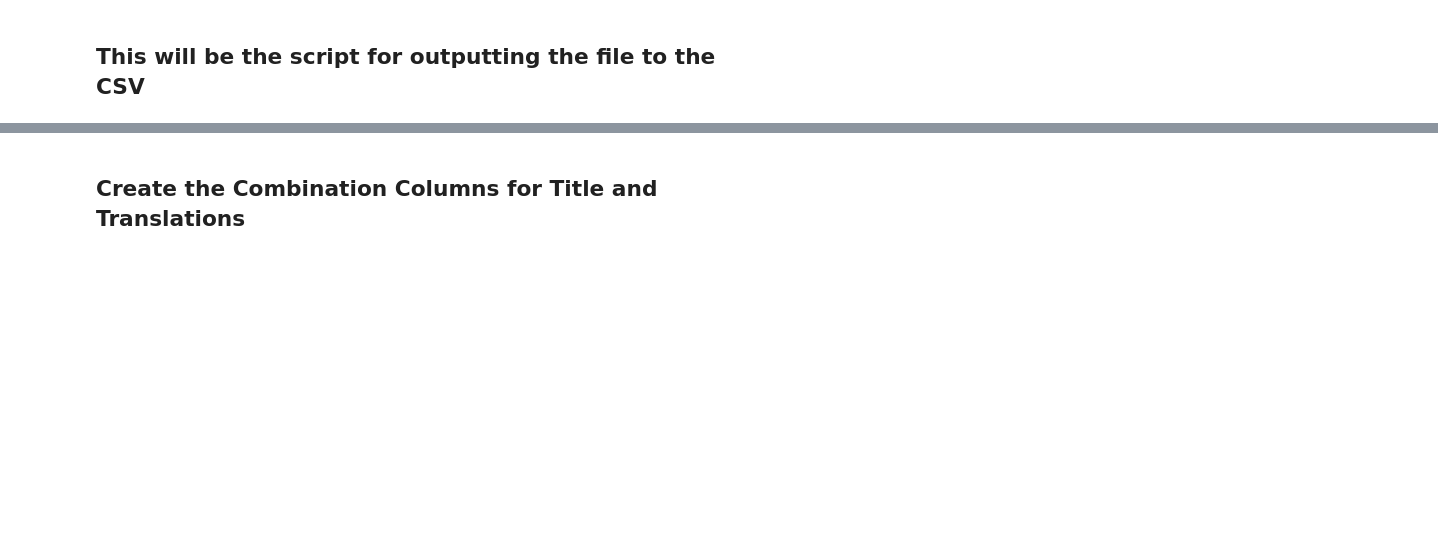
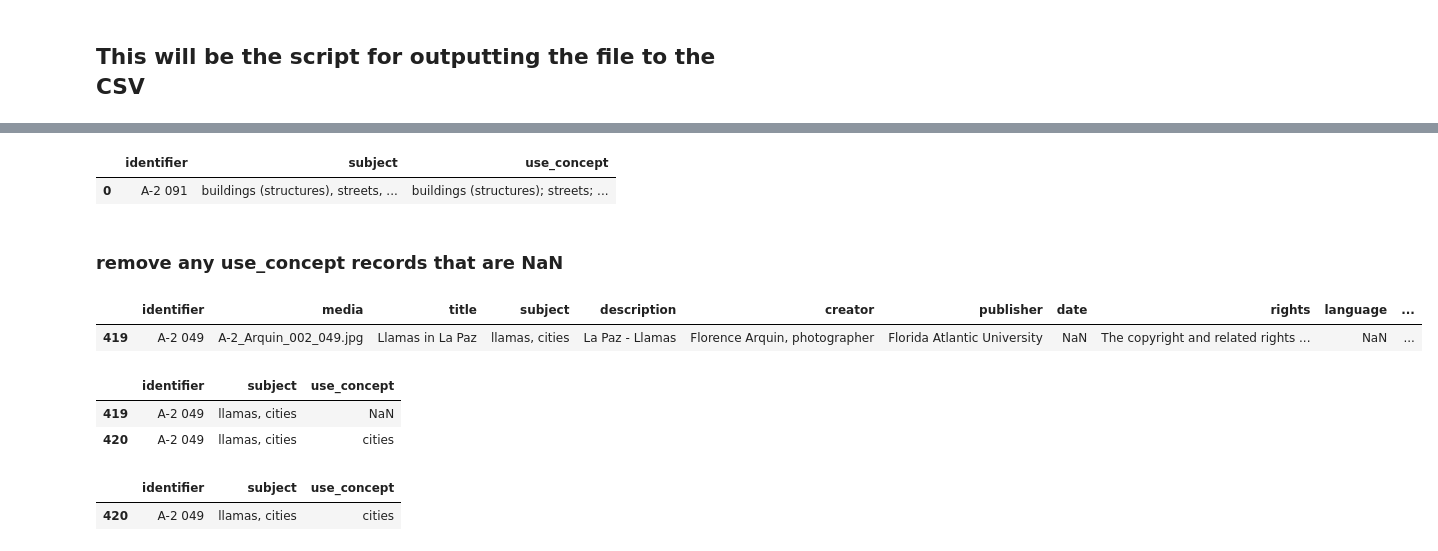
Before and after one commit to EthanDF/arquin, a Jupyter notebook: arquin_generate_output.ipynb, the cells around one changed output, grey strips where cells are left out. Cells and saved outputs as stored; diff of their text form; code cells hidden in the pictures; blank space fills up the shorter version.

Commit message:
updates to output file to get the titles and subjects incorporated.

```diff
--- a/arquin_generate_output.ipynb
+++ b/arquin_generate_output.ipynb
@@ -125,11 +90,8 @@ box_with_trans_and_subjects = box_with_trans_and_subjects.rename(columns={'ident
 'spatial_x': 'spatial',
 'Index': 'Index',
 'Title': 'Title',
-'Spanish (from Google)': 'Spanish (from Google)',
-'Translation ES': 'Translation ES',
-'EmptyColumn': 'EmptyColumn',
-'Portuguese(from Google)': 'Portuguese(from Google)',
-'Translation PT': 'Translation PT',
+'Translation ES': 'title_ES',
+'Translation PT': 'title_PT',
 '_merge': '_merge',
 'identifier_y': 'identifier_y',
 'title_y': 'title_y',
@@ -178,0 +172,2 @@ box_with_trans_and_subjects = box_with_trans_and_subjects.rename(columns={'ident
+# %%
+title_cols = ['title', 'title_ES', 'title_PT']
@@ -220,2 +285,4 @@ title_cols = ['title', 'Spanish (from Google)', 'Portuguese(from Google)']
+# %%
+title_cols = ['title', 'title_ES', 'title_PT']
 # %%
-box_with_trans_and_subjects['title_trans'] = box_with_trans_and_subjects[title_cols].apply(lambda title_cols: ', '.join(title_cols.dropna()), axis=1)
+box_with_trans_and_subjects['title_trans'] = box_with_trans_and_subjects[title_cols].apply(lambda title_cols: '; '.join(title_cols.dropna()), axis=1)
@@ -358,2 +328,0 @@ dc_output = ['dcterms:identifier',
-# %% [markdown]
-## Create the Combination Columns for Title and Translations
@@ -363,0 +331,12 @@ box_with_trans_and_subjects['title_trans'] = box_with_trans_and_subjects[title_c
+# %%
+bts_comb
+# %% [output]
+|  | identifier | subject | use_concept |
+| 0 | A-2 091 | buildings (structures), streets, ... | buildings (structures); streets; ... |
+# %% [markdown]
+### remove any use_concept records that are NaN
+# %%
+box_with_trans_and_subjects[box_with_trans_and_subjects['use_concept'].isna()]
+# %% [output]
+|  | identifier | media | title | subject | description | creator | publisher | date | rights | language | ... |
+| 419 | A-2 049 | A-2_Arquin_002_049.jpg | Llamas in La Paz | llamas, cities | La Paz - Llamas | Florence Arquin, photographer | Florida Atlantic University | NaN | The copyright and related rights ... | NaN | ... |
@@ -363,0 +345,11 @@ box_with_trans_and_subjects['title_trans'] = box_with_trans_and_subjects[title_c
+# %%
+box_with_trans_and_subjects[box_with_trans_and_subjects['identifier']=='A-2 049'][['identifier','subject', 'use_concept']]
+# %% [output]
+|  | identifier | subject | use_concept |
+| 419 | A-2 049 | llamas, cities | NaN |
+| 420 | A-2 049 | llamas, cities | cities |
+# %%
+bts[bts['identifier'] == 'A-2 049'][['identifier','subject', 'use_concept']]
+# %% [output]
+|  | identifier | subject | use_concept |
+| 420 | A-2 049 | llamas, cities | cities |
```
Also changed, not shown: parts of 60 cells of this notebook, 2 other files.
